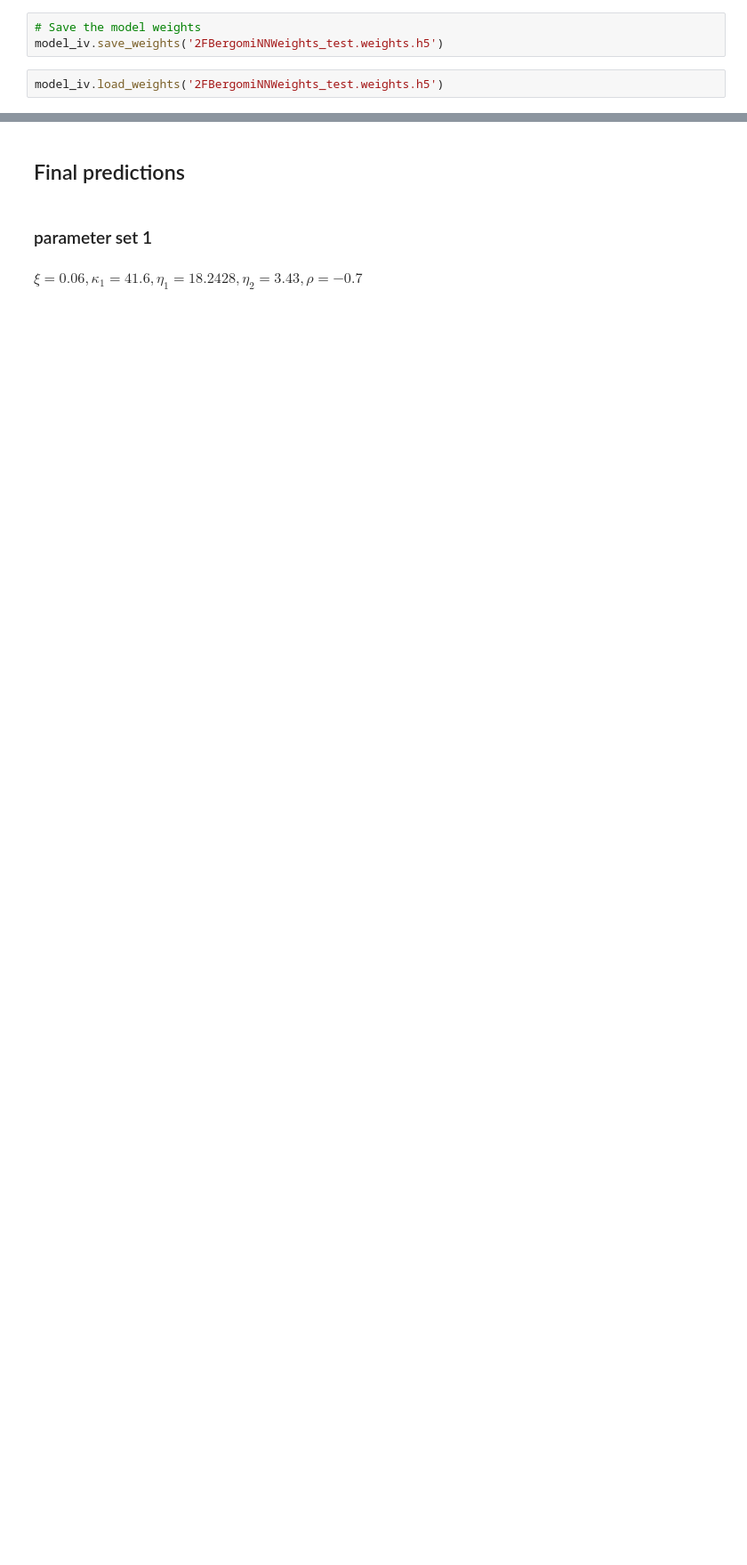
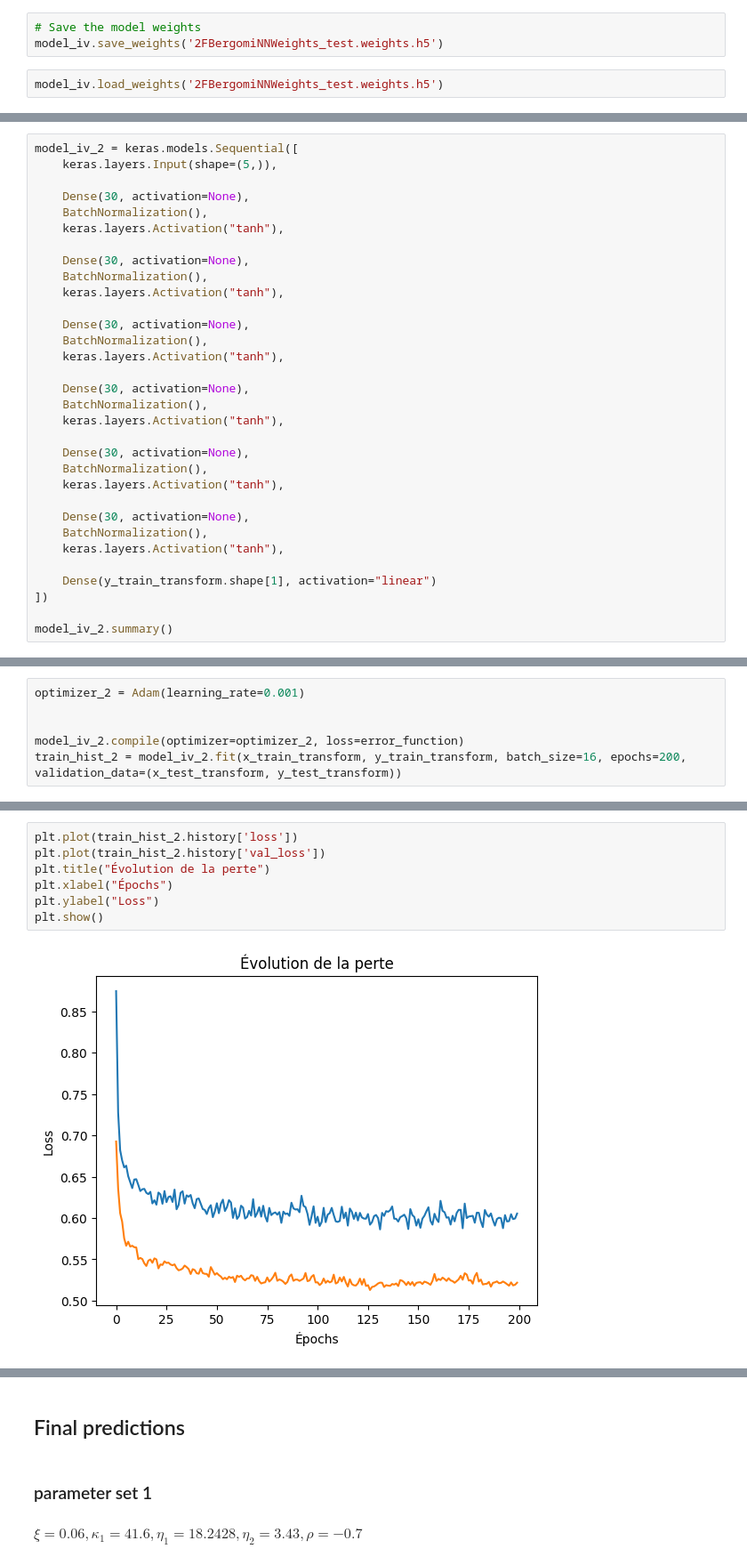
Before and after one commit to pottierc/Project_2f_bergomi, a Jupyter notebook: 01. Working_Space/NN_training.ipynb, the cells around one changed output, grey strips where cells are left out. Shown: that part at 89% size. Cells and saved outputs as stored; diff of their text form; blank space fills up the shorter version.

```diff
--- a/01. Working_Space/NN_training.ipynb
+++ b/01. Working_Space/NN_training.ipynb
@@ -271,0 +250,32 @@ Test Loss : 0.8303336501121521
+# %%
+model_iv_2 = keras.models.Sequential([
+    keras.layers.Input(shape=(5,)),
+
+    Dense(30, activation=None),
+    BatchNormalization(),
+    keras.layers.Activation("tanh"),
+
+    Dense(30, activation=None),
+    BatchNormalization(),
+    keras.layers.Activation("tanh"),
+
+    Dense(30, activation=None),
+    BatchNormalization(),
+    keras.layers.Activation("tanh"),
+
+    Dense(30, activation=None),
+    BatchNormalization(),
+    keras.layers.Activation("tanh"),
+
+    Dense(30, activation=None),
+    BatchNormalization(),
+    keras.layers.Activation("tanh"),
+
+    Dense(30, activation=None),
+    BatchNormalization(),
+    keras.layers.Activation("tanh"),
+
+    Dense(y_train_transform.shape[1], activation="linear")
+])
+
+model_iv_2.summary()
@@ -271,0 +304,6 @@ Test Loss : 0.8303336501121521
+# %%
+optimizer_2 = Adam(learning_rate=0.001)
+
+
+model_iv_2.compile(optimizer=optimizer_2, loss=error_function)
+train_hist_2 = model_iv_2.fit(x_train_transform, y_train_transform, batch_size=16, epochs=200, validation_data=(x_test_transform, y_test_transform))
@@ -271,0 +329,9 @@ Test Loss : 0.8303336501121521
+# %%
+plt.plot(train_hist_2.history['loss'])
+plt.plot(train_hist_2.history['val_loss'])
+plt.title("Évolution de la perte")
+plt.xlabel("Épochs")
+plt.ylabel("Loss")
+plt.show()
+# %% [output]
+[figure, added]
```
Also changed, not shown: parts of 25 cells of this notebook, 3 other files.
